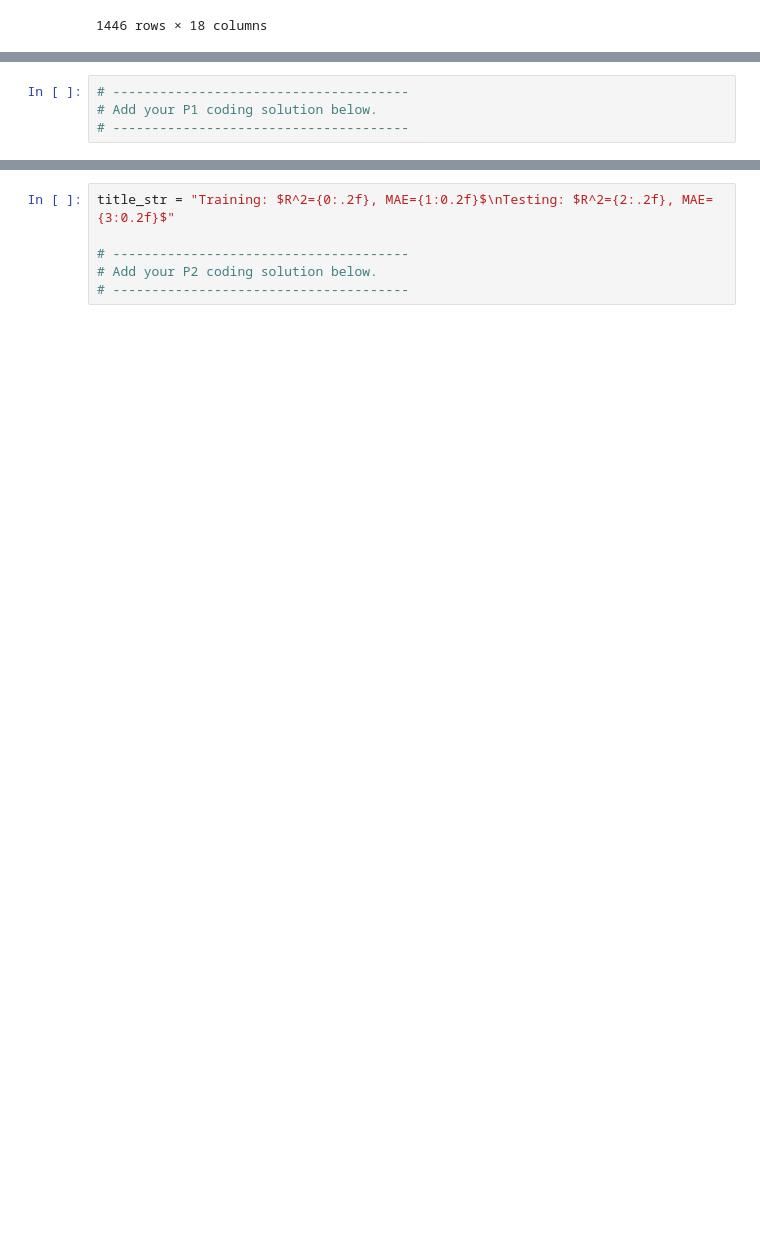
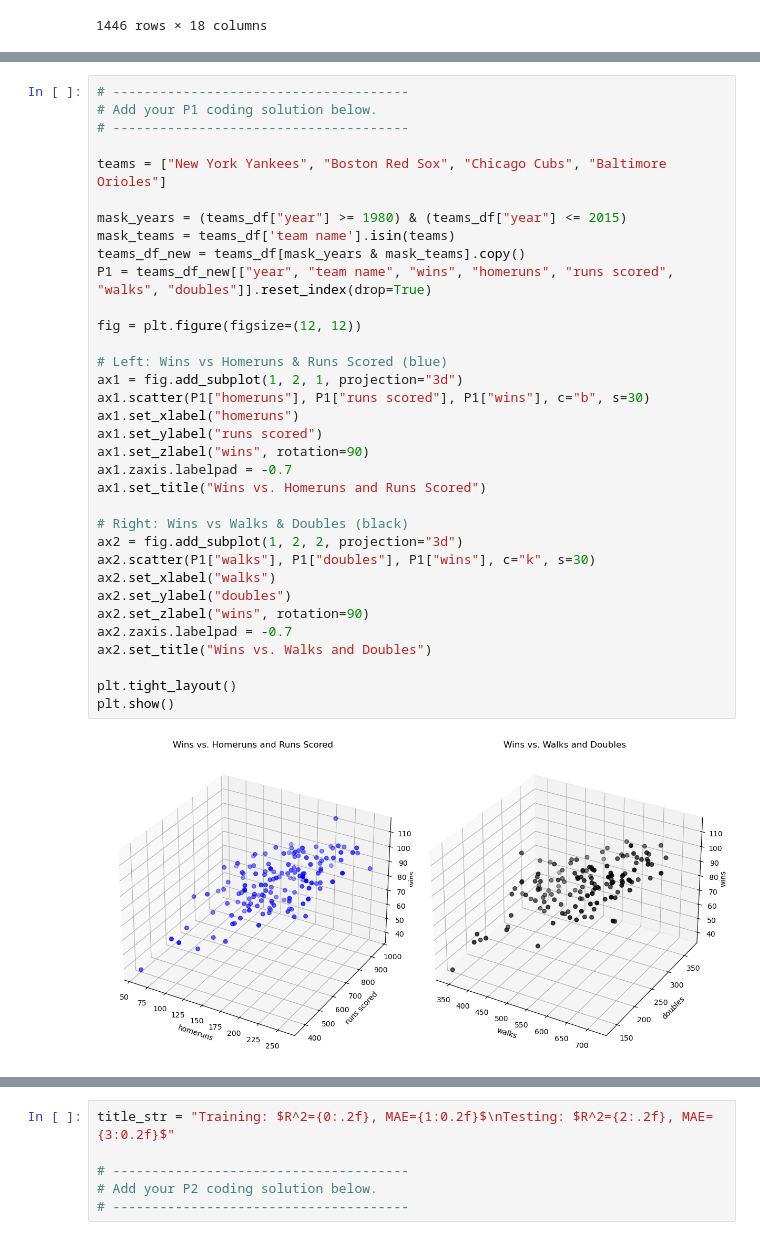
Before and after one commit to DYYasUNCStudent/COMP562, a Jupyter notebook: P1/P1.ipynb, the cells around one changed output, grey strips where cells are left out. Cells and saved outputs as stored; diff of their text form; blank space fills up the shorter version.

```diff
--- a/P1/P1.ipynb
+++ b/P1/P1.ipynb
@@ -127,10 +127,42 @@ You may assume:
 - The default x-axis, y-axis, and z-axis tick values are used.
 - The scatter plot marker size is 30.
 - The z_label is rotated 90 degrees, and the zaxis.labelpad is set to -0.7.
-# %%
-# --------------------------------------
-# Add your P1 coding solution below.
-# --------------------------------------
+# %%
+# --------------------------------------
+# Add your P1 coding solution below.
+# --------------------------------------
+
+teams = ["New York Yankees", "Boston Red Sox", "Chicago Cubs", "Baltimore Orioles"]
+
+mask_years = (teams_df["year"] >= 1980) & (teams_df["year"] <= 2015)
+mask_teams = teams_df['team name'].isin(teams)
+teams_df_new = teams_df[mask_years & mask_teams].copy()
+P1 = teams_df_new[["year", "team name", "wins", "homeruns", "runs scored", "walks", "doubles"]].reset_index(drop=True)
+
+fig = plt.figure(figsize=(12, 12))
+
+# Left: Wins vs Homeruns & Runs Scored (blue)
+ax1 = fig.add_subplot(1, 2, 1, projection="3d")
+ax1.scatter(P1["homeruns"], P1["runs scored"], P1["wins"], c="b", s=30)
+ax1.set_xlabel("homeruns")
+ax1.set_ylabel("runs scored")
+ax1.set_zlabel("wins", rotation=90)
+ax1.zaxis.labelpad = -0.7
+ax1.set_title("Wins vs. Homeruns and Runs Scored")
+
+# Right: Wins vs Walks & Doubles (black)
+ax2 = fig.add_subplot(1, 2, 2, projection="3d")
+ax2.scatter(P1["walks"], P1["doubles"], P1["wins"], c="k", s=30)
+ax2.set_xlabel("walks")
+ax2.set_ylabel("doubles")
+ax2.set_zlabel("wins", rotation=90)
+ax2.zaxis.labelpad = -0.7
+ax2.set_title("Wins vs. Walks and Doubles")
+
+plt.tight_layout()
+plt.show()
+# %% [output]
+[figure, added]
 # %% [markdown]
 ****
 
```
Also changed, not shown: parts of 1 cell of this notebook.
